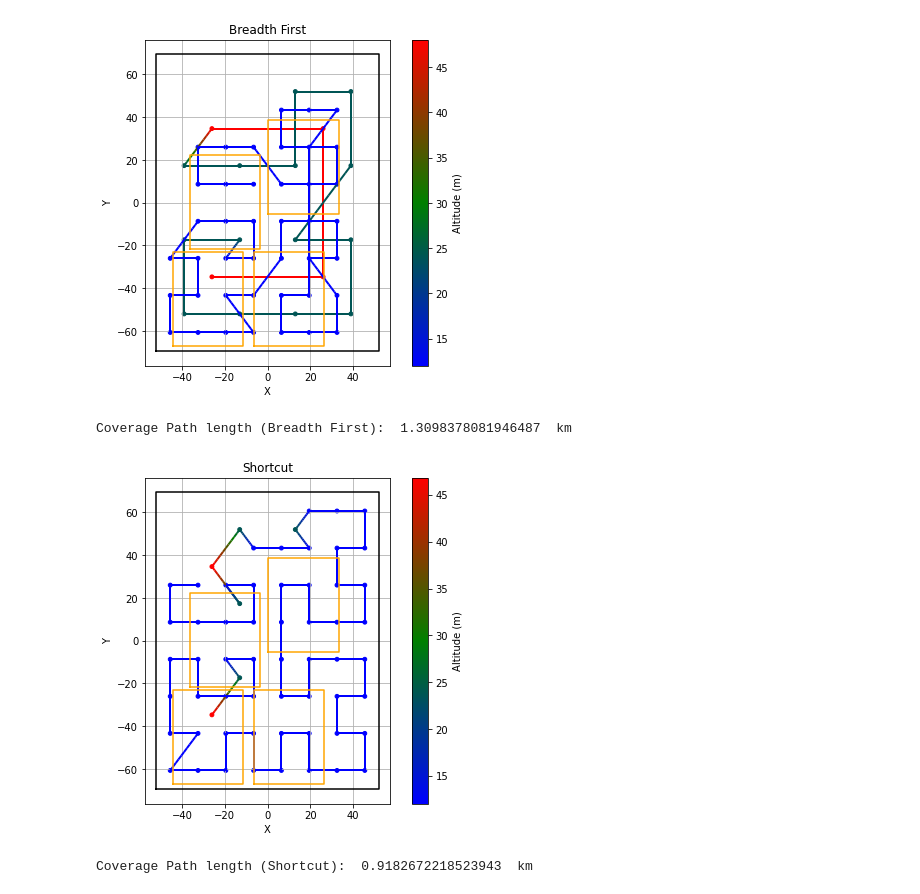
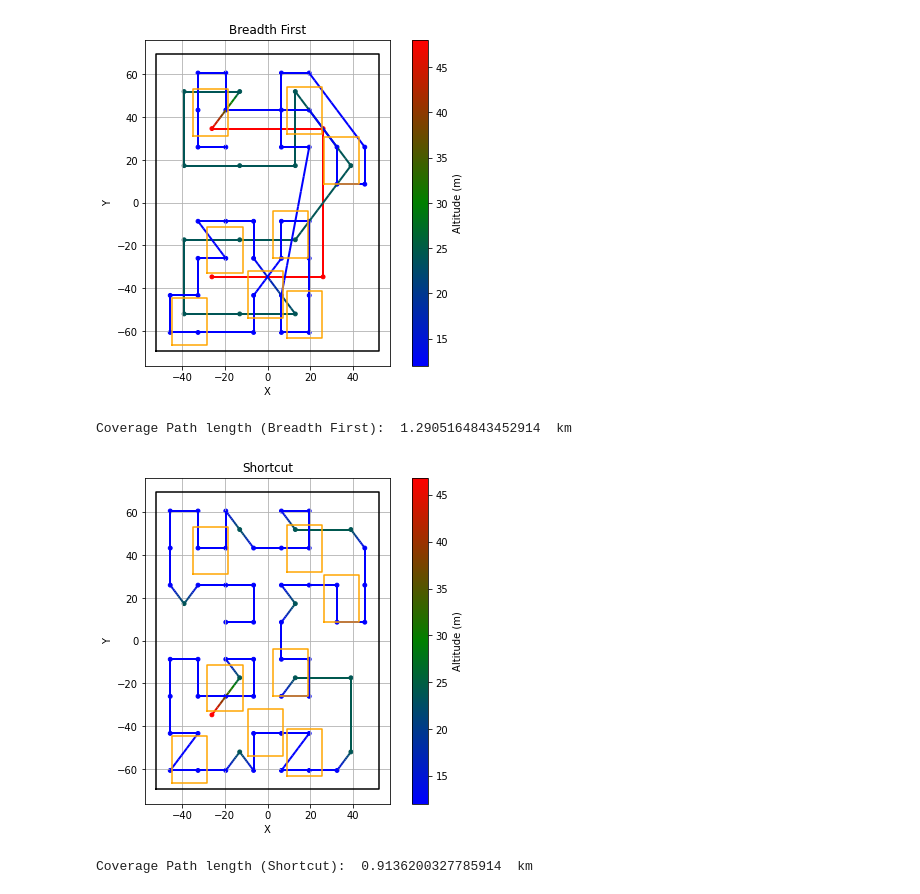
Before and after one commit to David1340/Doutorado_Drone, a Jupyter notebook: Comparacao.ipynb, the cells around one changed output. Saved outputs shown, nothing was run; the diff lists cells and outputs as text; code cells hidden in the pictures.

```diff
--- a/Comparacao.ipynb
+++ b/Comparacao.ipynb
@@ -8,7 +8,7 @@ from utils import SensorCamera,Tree
 from utils import lawmowerPath
 import random
 
-random.seed(42)  # For reproducibility
+#random.seed(42)  # For reproducibility
 
 #DJImini3Camera = SensorCamera(9.6,9.6,4032,4032)
 DJImini3Camera = SensorCamera()
@@ -24,7 +24,7 @@ areas_de_interesse = []
 base = Polygon([(-0.1*height*L, -0.1*width*L), (0.1*height*L,-0.1*width*L), (0.1*height*L,0.1*width*L), (-0.1*height*L,0.1*width*L)])
 
 p = 20 # proporção de área de interesse em relação à área total
-c = 4 # número de patches de interesse
+c = 8 # número de patches de interesse
 base = affinity.scale(base,np.sqrt(p/c), np.sqrt(p/c), origin=(0, 0))
 cont = 0
 while len(areas_de_interesse) < c:
@@ -214,8 +214,8 @@ for i in range(np.size(waypointsBF,0)-1):
     path_length3 += np.linalg.norm(waypointsBF[i+1] - waypointsBF[i])
 print("Coverage Path length (Breadth First): ", path_length3/1000, " km")
 # %% [output]
-[figure, old version]
+[figure, new version]
-Coverage Path length (Breadth First):  1.3098378081946487  km
+Coverage Path length (Breadth First):  1.2905164843452914  km
 # %%
 waypointsSC = np.array(ShortTree.generate_path())
 # Parâmetros
@@ -244,33 +244,33 @@ segments = np.concatenate([points[:-1], points[1:]], axis=1)
 z_segment = (z[:-1] + z[1:]) / 2
 
 # Plotando
 lc = LineCollection(segments, cmap=cmap_custom, array=z_segment, linewidth=2)
 
 fig, ax = plt.subplots(figsize=(8, 6))
 ax.add_collection(lc)
 ax.scatter(waypointsSC[:, 0], waypointsSC[:, 1], c=waypointsSC[:,2], cmap=cmap_custom, s=15)
 plt.colorbar(lc, ax=ax, label='Altitude (m)')
 x, y = poly.exterior.xy
 ax.plot(x, y, color='black')
 if poly.interiors:
     for interior in poly.interiors:
         x, y = interior.xy
         ax.plot(x, y, color='black',alpha=0.1)
 for area_de_interesse in areas_de_interesse:
     x, y = area_de_interesse.exterior.xy
     plt.plot(x, y, color='orange')
 
 ax.plot()
 ax.set_aspect('equal')
 ax.grid(True)
 plt.title("Shortcut")
 plt.xlabel("X")
 plt.ylabel("Y")
 plt.show()
 path_length = 0
-for i in range(2,np.size(waypointsSC,0)-1):
+for i in range(0,np.size(waypointsSC,0)-1):
     path_length += np.linalg.norm(waypointsSC[i+1] - waypointsSC[i])
 print("Coverage Path length (Shortcut): ", path_length/1000, " km")
 # %% [output]
-[figure, old version]
+[figure, new version]
-Coverage Path length (Shortcut):  0.9182672218523943  km
+Coverage Path length (Shortcut):  0.9136200327785914  km
```
Also changed, not shown: parts of 8 cells of this notebook, 1 other file.
